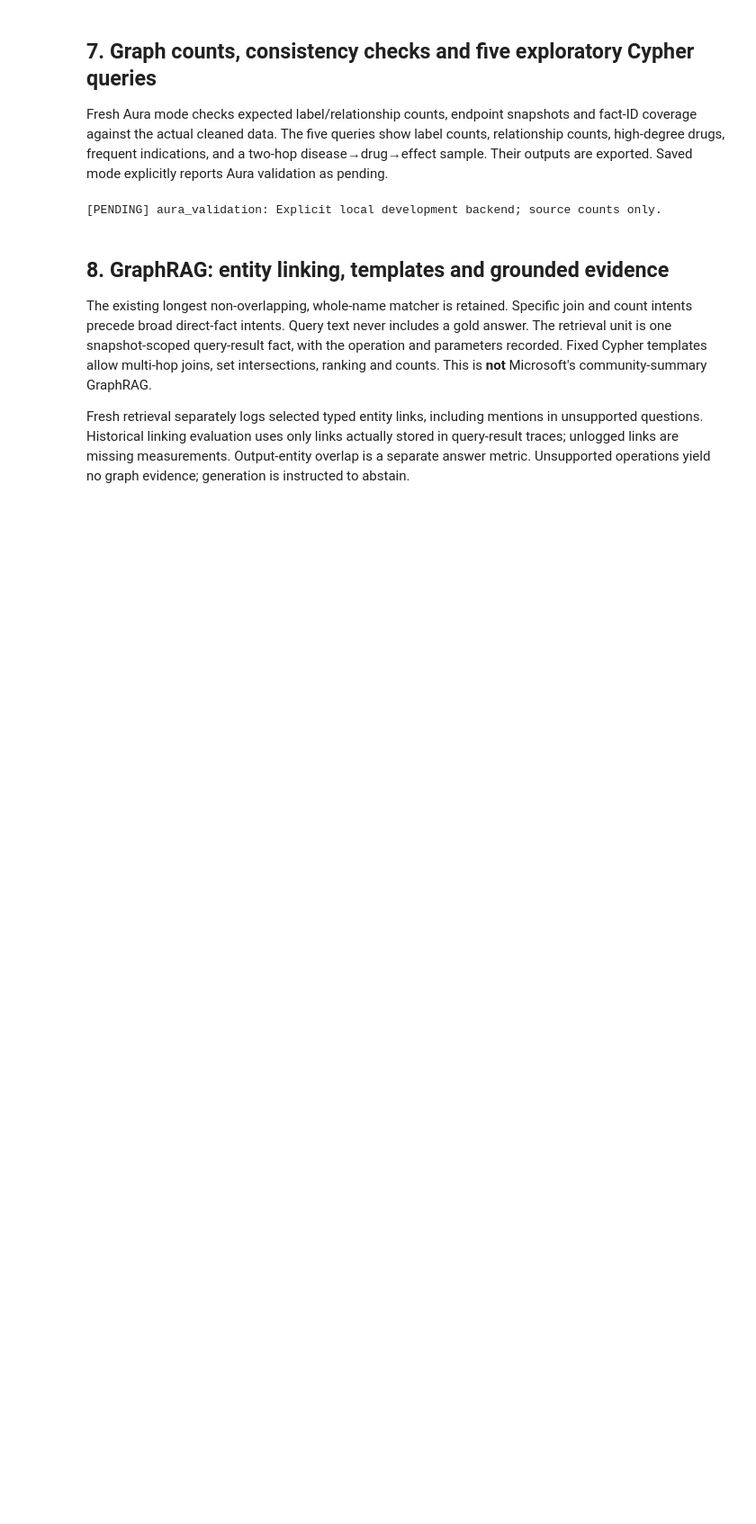
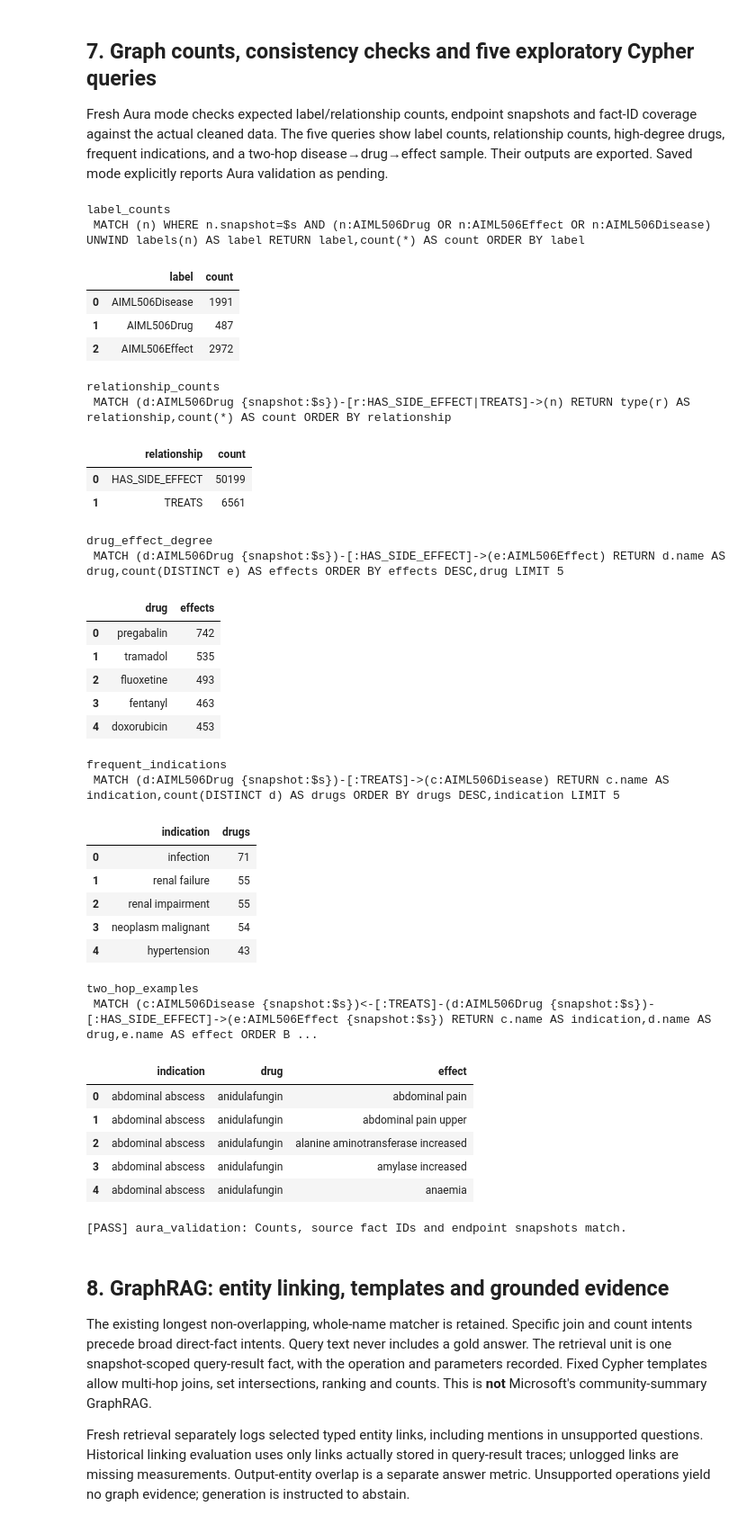
Before and after one commit to ahsitab/Side-Effects-for-Drugs-in-Clinical-RAG, a Jupyter notebook: aiml-506-project-notebook.ipynb, the cells around one changed output. Shown at 90% size. Saved outputs shown, nothing was run; the diff lists cells and outputs as text; code cells hidden in the pictures; blank space fills up the shorter version.

```diff
--- a/aiml-506-project-notebook.ipynb
+++ b/aiml-506-project-notebook.ipynb
@@ -579,35 +571,70 @@ def validate_graph():
               "AIML506Disease":int(facts.loc[facts.relation.eq("TREATS"),"target"].nunique())}
     expected_rel=facts.relation.value_counts().to_dict()
     if not isinstance(STATE["graph"],AuraGraph):
         event("aura_validation","PENDING","Explicit local development backend; source counts only.")
         save_json("local_graph_counts.json",{"nodes":expected,"relationships":expected_rel})
         return {"status":"Pending execution","reason":"local backend"}
     graph=STATE["graph"]
     results={}
-    with graph.driver.session() as session:
+    with graph.driver.session(database=graph.database) as session:
         for name,query in EXPLORATORY_CYPHER.items():
             rows=[r.data() for r in session.run(query,s=graph.snapshot)]
             results[name]=rows
             print(name, "\n",query)
             show_table(pd.DataFrame(rows))
             pd.DataFrame(rows).to_csv(OUT/("cypher_"+name+".csv"),index=False)
         counts={r["label"]:r["count"] for r in results["label_counts"]}
         relationships={r["relationship"]:r["count"] for r in results["relationship_counts"]}
         assert all(counts.get(k,0)==v for k,v in expected.items()), (counts,expected)
         assert relationships==expected_rel,(relationships,expected_rel)
         bad=session.run("MATCH (d:AIML506Drug {snapshot:$s})-[r:HAS_SIDE_EFFECT|TREATS]->(n) WHERE n.snapshot<>$s OR n.snapshot IS NULL OR r.fact_id IS NULL RETURN count(*) AS n",s=graph.snapshot).single()["n"]
         assert bad==0,"Cross-snapshot or untraceable relationship"
         ids={r["id"] for r in session.run("MATCH (d:AIML506Drug {snapshot:$s})-[r:HAS_SIDE_EFFECT|TREATS]->() RETURN r.fact_id AS id",s=graph.snapshot)}
         assert ids==set(facts.fact_id),"Fact provenance differs from source"
     save_json("graph_validation.json",{"status":"Complete","expected_nodes":expected,
         "actual_nodes":counts,"relationships":relationships,"source_fact_ids_match":True,
         "queries":EXPLORATORY_CYPHER,"outputs":results})
     event("aura_validation","PASS","Counts, source fact IDs and endpoint snapshots match.")
     return {"status":"Complete","counts":counts}
 
 _ = stage("graph_validation",validate_graph)
 # %% [output]
-[PENDING] aura_validation: Explicit local development backend; source counts only.
+label_counts
+ MATCH (n) WHERE n.snapshot=$s AND (n:AIML506Drug OR n:AIML506Effect OR n:AIML506Disease) UNWIND labels(n) AS label RETURN label,count(*) AS count ORDER BY label
+|  | label | count |
+| 0 | AIML506Disease | 1991 |
+| 1 | AIML506Drug | 487 |
+| 2 | AIML506Effect | 2972 |
+relationship_counts
+ MATCH (d:AIML506Drug {snapshot:$s})-[r:HAS_SIDE_EFFECT|TREATS]->(n) RETURN type(r) AS relationship,count(*) AS count ORDER BY relationship
+|  | relationship | count |
+| 0 | HAS_SIDE_EFFECT | 50199 |
+| 1 | TREATS | 6561 |
+drug_effect_degree
+ MATCH (d:AIML506Drug {snapshot:$s})-[:HAS_SIDE_EFFECT]->(e:AIML506Effect) RETURN d.name AS drug,count(DISTINCT e) AS effects ORDER BY effects DESC,drug LIMIT 5
+|  | drug | effects |
+| 0 | pregabalin | 742 |
+| 1 | tramadol | 535 |
+| 2 | fluoxetine | 493 |
+| 3 | fentanyl | 463 |
+| 4 | doxorubicin | 453 |
+frequent_indications
+ MATCH (d:AIML506Drug {snapshot:$s})-[:TREATS]->(c:AIML506Disease) RETURN c.name AS indication,count(DISTINCT d) AS drugs ORDER BY drugs DESC,indication LIMIT 5
+|  | indication | drugs |
+| 0 | infection | 71 |
+| 1 | renal failure | 55 |
+| 2 | renal impairment | 55 |
+| 3 | neoplasm malignant | 54 |
+| 4 | hypertension | 43 |
+two_hop_examples
+ MATCH (c:AIML506Disease {snapshot:$s})<-[:TREATS]-(d:AIML506Drug {snapshot:$s})-[:HAS_SIDE_EFFECT]->(e:AIML506Effect {snapshot:$s}) RETURN c.name AS indication,d.name AS drug,e.name AS effect ORDER B ...
+|  | indication | drug | effect |
+| 0 | abdominal abscess | anidulafungin | abdominal pain |
+| 1 | abdominal abscess | anidulafungin | abdominal pain upper |
+| 2 | abdominal abscess | anidulafungin | alanine aminotransferase increased |
+| 3 | abdominal abscess | anidulafungin | amylase increased |
+| 4 | abdominal abscess | anidulafungin | anaemia |
+[PASS] aura_validation: Counts, source fact IDs and endpoint snapshots match.
 # %% [markdown]
 ## 8. GraphRAG: entity linking, templates and grounded evidence
 The existing longest non-overlapping, whole-name matcher is retained. Specific join and
```
Also changed, not shown: parts of 12 cells of this notebook.
